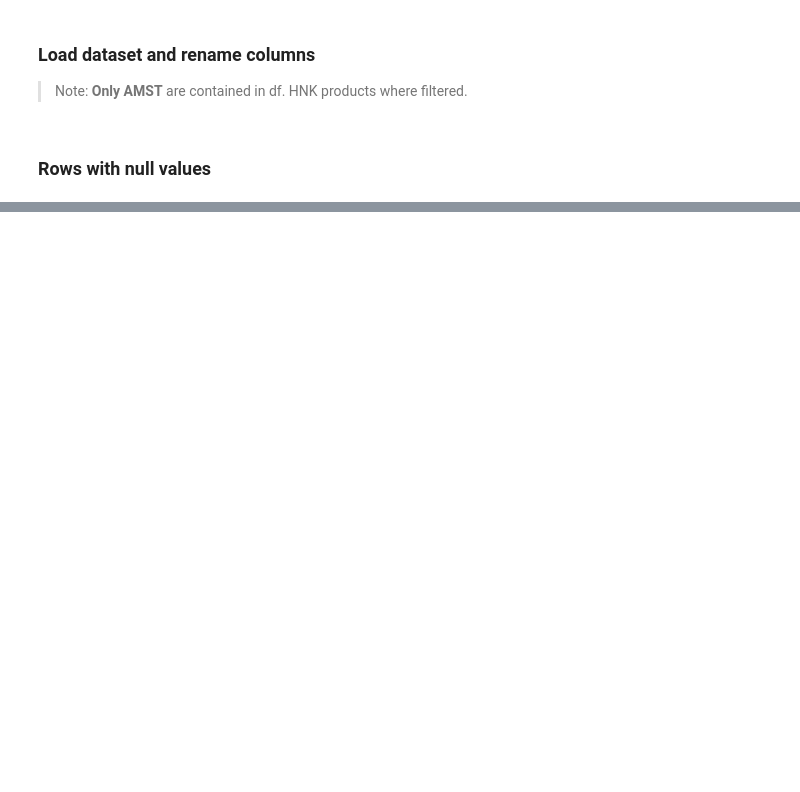
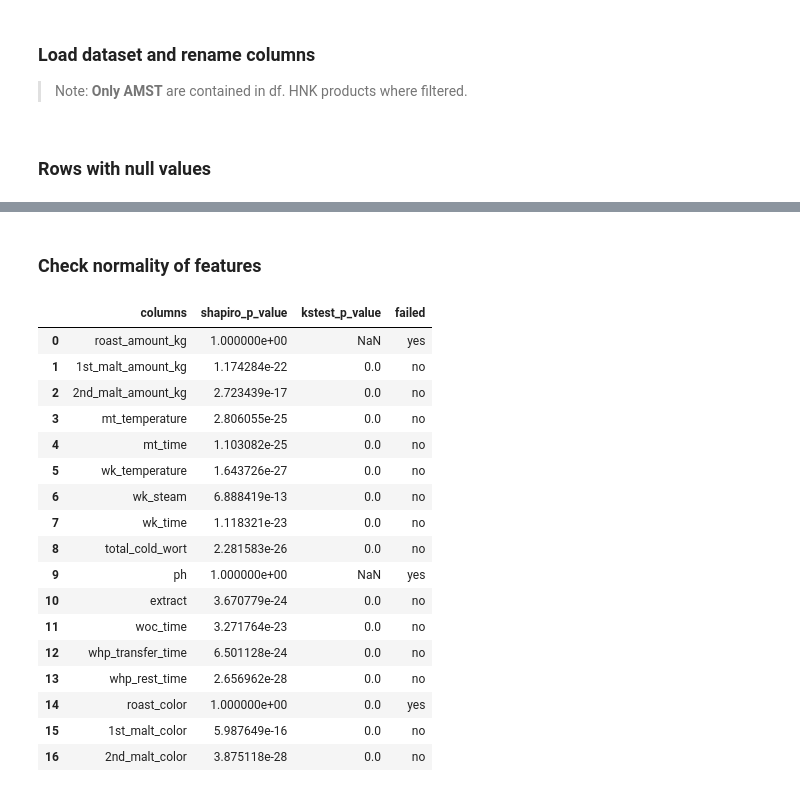
Before and after one commit to canutera/beer-color-prediction, a Jupyter notebook: notebooks/beer_color_prediction.ipynb, the cells around one changed output, grey strips where cells are left out. Cells and saved outputs as stored; diff of their text form; code cells hidden in the pictures; blank space fills up the shorter version.

```diff
--- a/notebooks/beer_color_prediction.ipynb
+++ b/notebooks/beer_color_prediction.ipynb
@@ -34,0 +89,30 @@ target.to_csv(r'..\data\test\test_data.csv', index=False)
+# %% [markdown]
+### Check normality of features
+# %%
+from scipy.stats import shapiro, kstest
+
+shapiro_p_value = [shapiro(df[col].values).pvalue for col in feature_cols]
+kstest_p_value = [kstest(df[col].values, 'norm').pvalue for col in feature_cols]
+normality_tests = pd.DataFrame(
+    {'columns': feature_cols, 'shapiro_p_value': shapiro_p_value, 'kstest_p_value': kstest_p_value})
+normality_tests['failed'] = normality_tests.apply(lambda row: 'yes' if row['shapiro_p_value'] > 0.05 or row['kstest_p_value'] > 0.05 else 'no', axis=1)
+normality_tests
+# %% [output]
+|  | columns | shapiro_p_value | kstest_p_value | failed |
+| 0 | roast_amount_kg | 1.000000e+00 | NaN | yes |
+| 1 | 1st_malt_amount_kg | 1.174284e-22 | 0.0 | no |
+| 2 | 2nd_malt_amount_kg | 2.723439e-17 | 0.0 | no |
+| 3 | mt_temperature | 2.806055e-25 | 0.0 | no |
+| 4 | mt_time | 1.103082e-25 | 0.0 | no |
+| 5 | wk_temperature | 1.643726e-27 | 0.0 | no |
+| 6 | wk_steam | 6.888419e-13 | 0.0 | no |
+| 7 | wk_time | 1.118321e-23 | 0.0 | no |
+| 8 | total_cold_wort | 2.281583e-26 | 0.0 | no |
+| 9 | ph | 1.000000e+00 | NaN | yes |
+| 10 | extract | 3.670779e-24 | 0.0 | no |
+| 11 | woc_time | 3.271764e-23 | 0.0 | no |
+| 12 | whp_transfer_time | 6.501128e-24 | 0.0 | no |
+| 13 | whp_rest_time | 2.656962e-28 | 0.0 | no |
+| 14 | roast_color | 1.000000e+00 | 0.0 | yes |
+| 15 | 1st_malt_color | 5.987649e-16 | 0.0 | no |
+| 16 | 2nd_malt_color | 3.875118e-28 | 0.0 | no |
```
Also changed, not shown: parts of 8 cells of this notebook, 2 other files.
